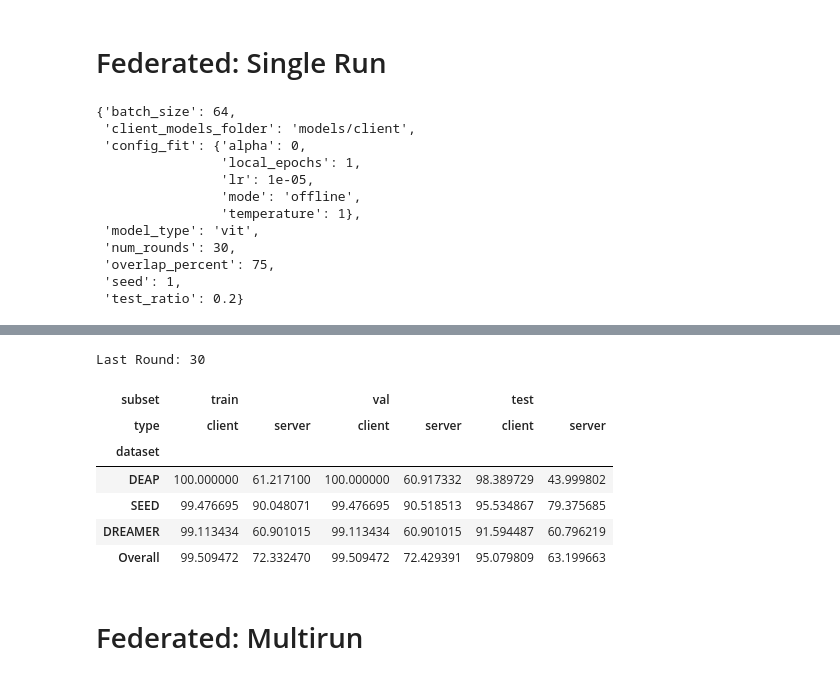
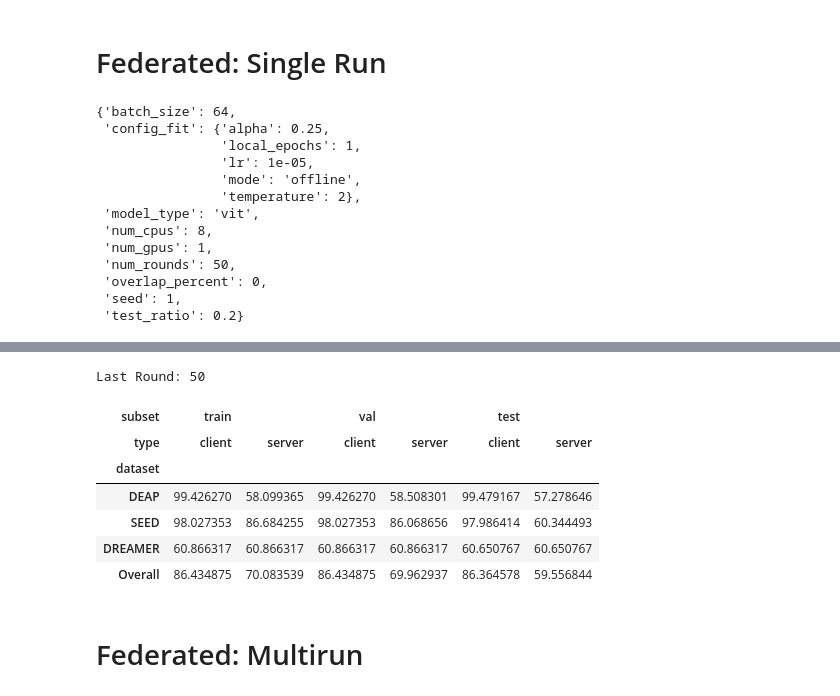
Before and after one commit to w4w4n78/federated-local-distillation-eeg, a Jupyter notebook: viz_with_experiment.ipynb, the cells around one changed output, grey strips where cells are left out. Saved outputs shown, nothing was run; the diff lists cells and outputs as text; code cells hidden in the pictures.

```diff
--- a/viz_with_experiment.ipynb
+++ b/viz_with_experiment.ipynb
@@ -69,7 +72,7 @@ Use eager execution and:
 # Federated: Single Run
 # %%
 # Input
-base_path = "outputs/2024-05-29/17-17-26/"
+base_path = "multirun/2024-11-12/16-53-12/0/"
 metric_type = 'accuracy'  # loss or accuracy
 
 # Configuration
@@ -83,14 +86,15 @@ history_to_df_summary(base_path, metric_type)
 # viz_single_test(base_path, metric_type)
 # %% [output]
 {'batch_size': 64,
- 'client_models_folder': 'models/client',
- 'config_fit': {'alpha': 0,
+ 'config_fit': {'alpha': 0.25,
                 'local_epochs': 1,
                 'lr': 1e-05,
                 'mode': 'offline',
-                'temperature': 1},
+                'temperature': 2},
  'model_type': 'vit',
- 'num_rounds': 30,
- 'overlap_percent': 75,
+ 'num_cpus': 8,
+ 'num_gpus': 1,
+ 'num_rounds': 50,
+ 'overlap_percent': 0,
  'seed': 1,
  'test_ratio': 0.2}
@@ -98,11 +102,11 @@ history_to_df_summary(base_path, metric_type)
-Last Round: 30
+Last Round: 50
 | subset | train |  | val |  | test |  |
 | type | client | server | client | server | client | server |
 | dataset |  |  |  |  |  |  |
-| DEAP | 100.000000 | 61.217100 | 100.000000 | 60.917332 | 98.389729 | 43.999802 |
-| SEED | 99.476695 | 90.048071 | 99.476695 | 90.518513 | 95.534867 | 79.375685 |
-| DREAMER | 99.113434 | 60.901015 | 99.113434 | 60.901015 | 91.594487 | 60.796219 |
-| Overall | 99.509472 | 72.332470 | 99.509472 | 72.429391 | 95.079809 | 63.199663 |
+| DEAP | 99.426270 | 58.099365 | 99.426270 | 58.508301 | 99.479167 | 57.278646 |
+| SEED | 98.027353 | 86.684255 | 98.027353 | 86.068656 | 97.986414 | 60.344493 |
+| DREAMER | 60.866317 | 60.866317 | 60.866317 | 60.866317 | 60.650767 | 60.650767 |
+| Overall | 86.434875 | 70.083539 | 86.434875 | 69.962937 | 86.364578 | 59.556844 |
 # %% [markdown]
 # Federated: Multirun
 # %% [markdown]
```
Also changed, not shown: parts of 5 cells of this notebook, 2 other files.
